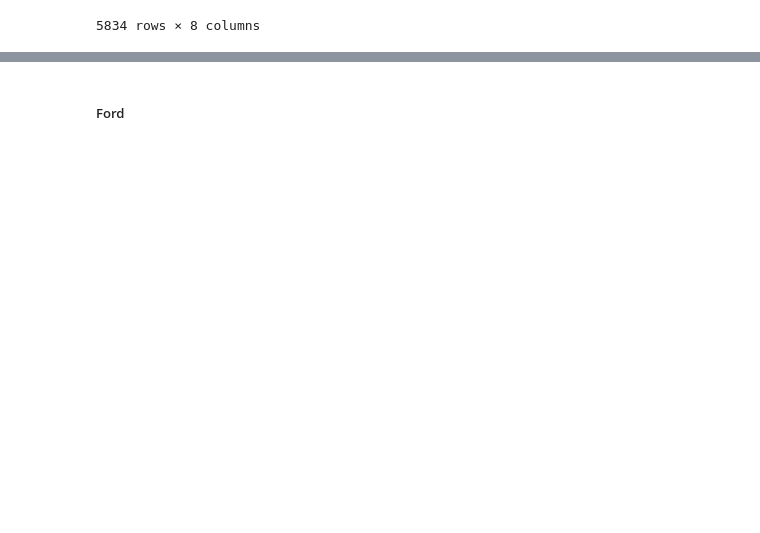
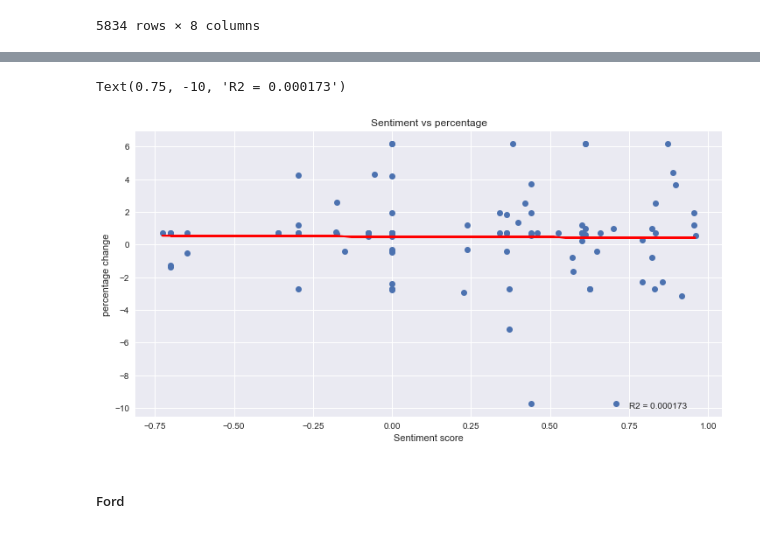
Before and after one commit to LobsterChampage/ada-2021-project-madagascar, a Jupyter notebook: Main.ipynb, the cells around one changed output, grey strips where cells are left out. Drawn from its saved outputs; the diff is of its cells as text; code cells hidden in the pictures; blank space fills up the shorter version.

```diff
--- a/Main.ipynb
+++ b/Main.ipynb
@@ -186,3 +209,29 @@ elon_org_df_sentiment
+# %%
+from sklearn.linear_model import LinearRegression
+X = df_perc_change_Apple['sentmint_score']
+y = df_perc_change_Apple['perc_change']
+X = X.to_numpy()
+X  = X.reshape(-1,1)
+lm = LinearRegression()
+model = lm.fit(X, y)
+# %%
+from sklearn.metrics import r2_score
+
+
+perc_chnage_predict_Apple = model.predict(X)
+# Plot regression against actual data
+r2_Apple = r2_score(df_perc_change_Apple['perc_change'], perc_chnage_predict_Apple)
+plt.figure(figsize=(12, 6))
+plt.plot(df_perc_change_Apple['sentmint_score'], df_perc_change_Apple['perc_change'], 'o')           # scatter plot showing actual data
+plt.plot(df_perc_change_Apple['sentmint_score'], perc_chnage_predict_Apple, 'r', linewidth=2)   # regression line
+plt.xlabel('Sentiment score')
+plt.ylabel('percentage change')
+plt.title('Sentiment vs percentage')
+
+plt.annotate('R2 = ' + str(round(r2_Apple,3-int(math.floor(math.log10(abs(r2_Apple))))-1)),(0.75,-10))
+# %% [output]
+Text(0.75, -10, 'R2 = 0.000173')
+[figure, added]
 # %% [markdown]
 ##### Ford
 # %%
```
Also changed, not shown: parts of 26 cells of this notebook.
